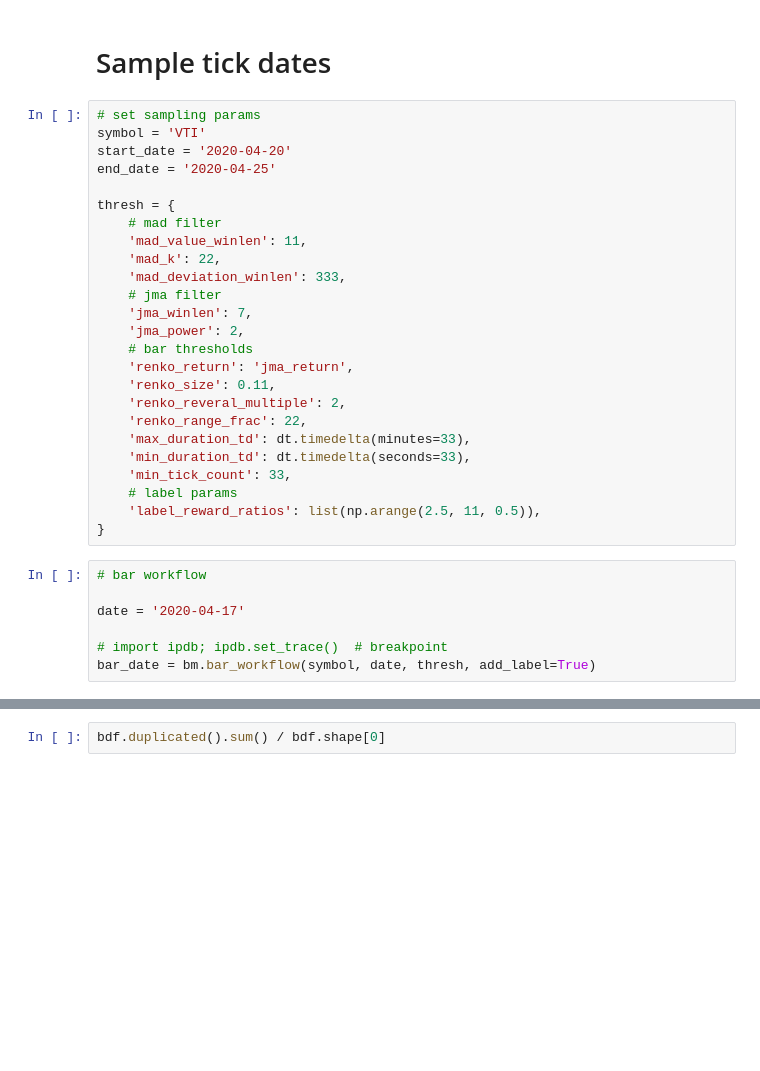
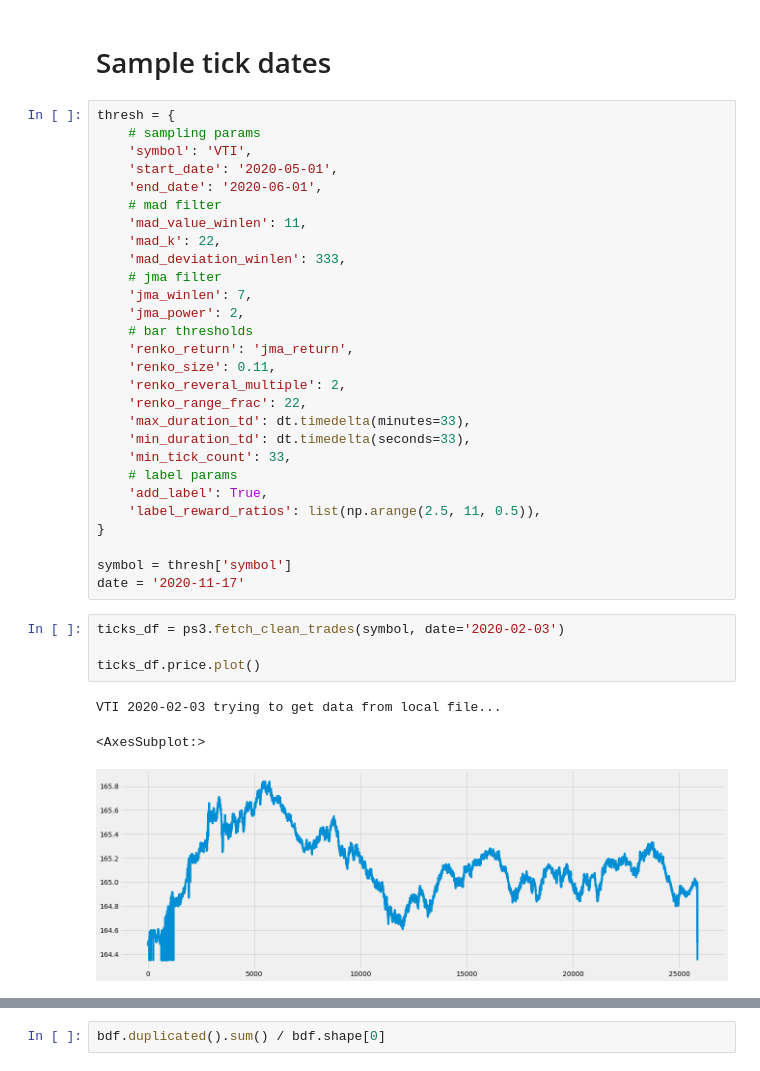
Before and after one commit to wangscu/pandas-polygon, a Jupyter notebook: nb_bars.ipynb, the cells around one changed output, grey strips where cells are left out. Saved outputs shown, nothing was run; the diff lists cells and outputs as text; blank space fills up the shorter version.

Commit message:
TickFilter refactor

```diff
--- a/nb_bars.ipynb
+++ b/nb_bars.ipynb
@@ -44,12 +47,11 @@ mpl.rcParams['figure.figsize'] = [20, 7]
 # %% [markdown]
 # Sample tick dates
 # %%
-# set sampling params
-symbol = 'VTI'
-start_date = '2020-04-20'
-end_date = '2020-04-25'
-
 thresh = {
+    # sampling params
+    'symbol': 'VTI',
+    'start_date': '2020-05-01',
+    'end_date': '2020-06-01',
     # mad filter
     'mad_value_winlen': 11,
     'mad_k': 22,
@@ -66,12 +68,17 @@ thresh = {
     'min_duration_td': dt.timedelta(seconds=33),
     'min_tick_count': 33,
     # label params
+    'add_label': True,
     'label_reward_ratios': list(np.arange(2.5, 11, 0.5)),
 }
+
+symbol = thresh['symbol']
+date = '2020-11-17'
-# %%
-# bar workflow
-
-date = '2020-04-17'
-
-# import ipdb; ipdb.set_trace()  # breakpoint
-bar_date = bm.bar_workflow(symbol, date, thresh, add_label=True)
+# %%
+ticks_df = ps3.fetch_clean_trades(symbol, date='2020-02-03')
+
+ticks_df.price.plot()
+# %% [output]
+VTI 2020-02-03 trying to get data from local file...
+<AxesSubplot:>
+[figure, added]
```
Also changed, not shown: parts of 10 cells of this notebook, 6 other files.
